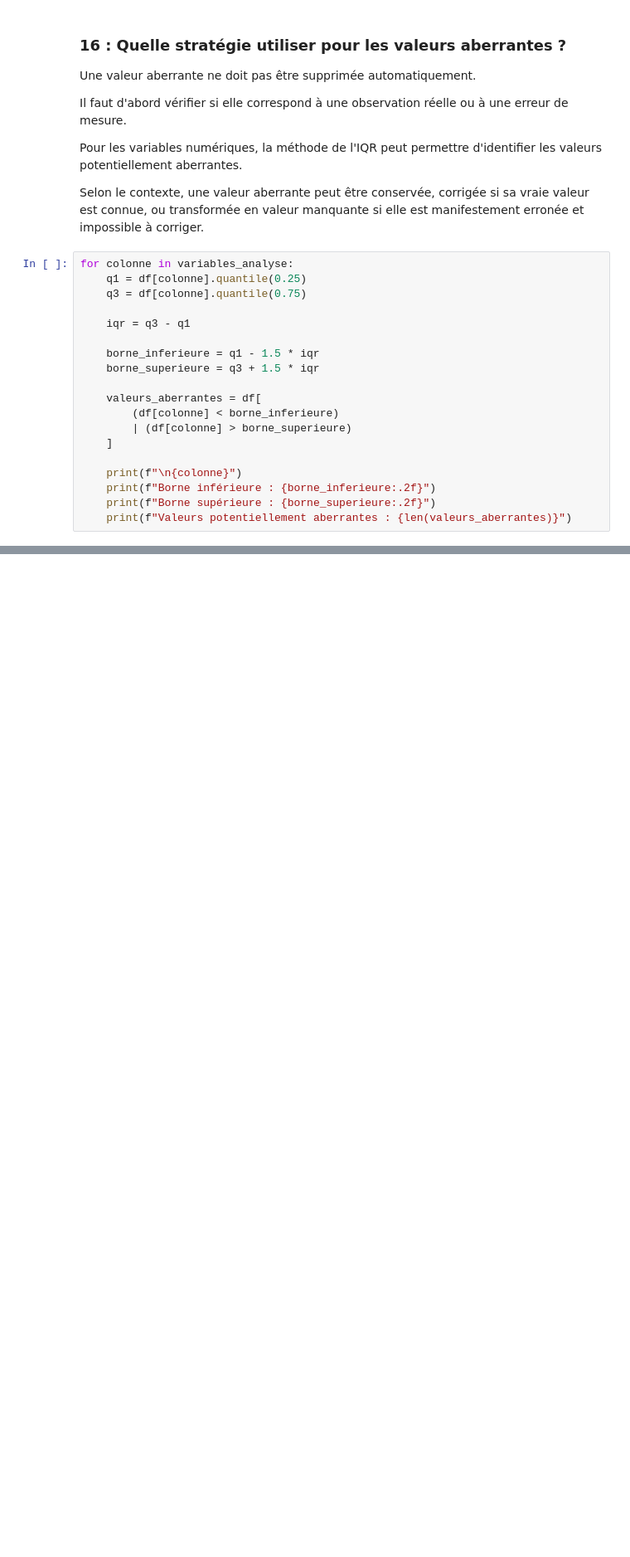
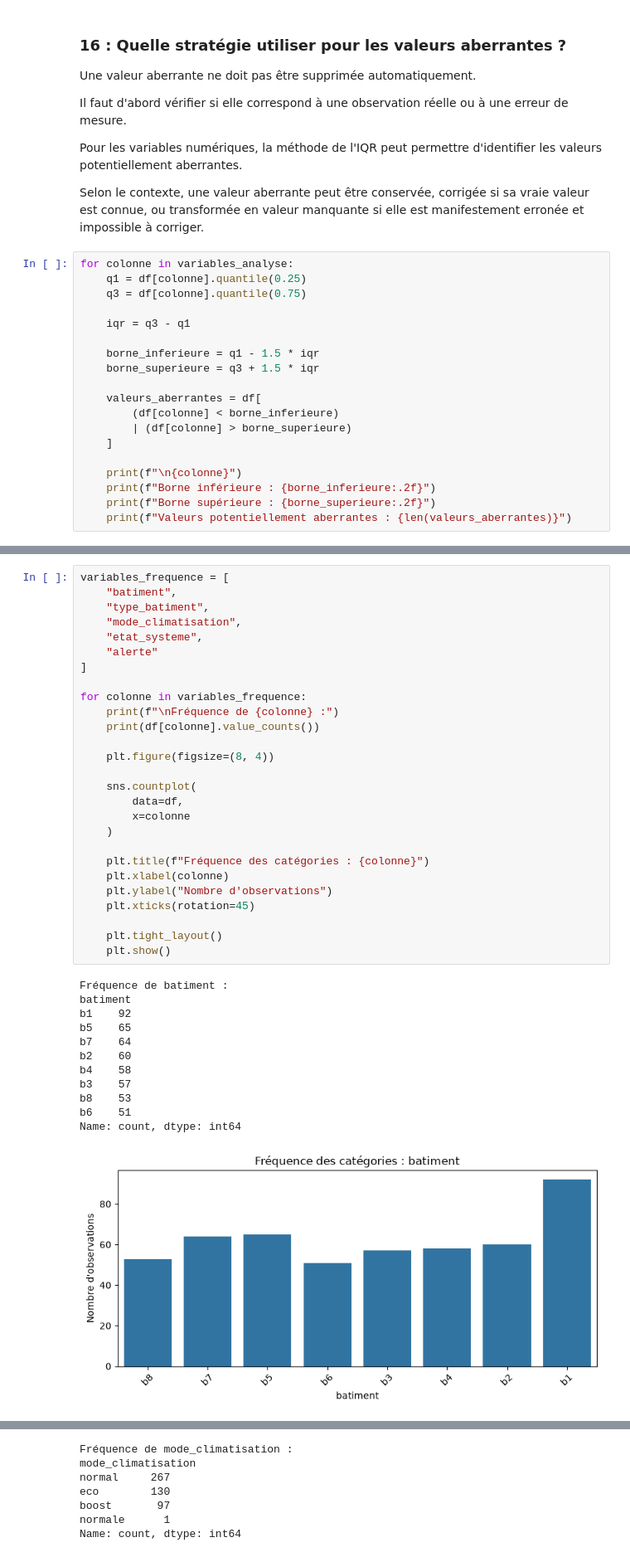
Before and after one commit to sirius-code7/atelier_prepa_donnees_tab, a Jupyter notebook: notebooks/atelier_prepa_donnees_tab.ipynb, the cells around one changed output, grey strips where cells are left out. Shown at 83% size. Saved outputs shown, nothing was run; the diff lists cells and outputs as text; blank space fills up the shorter version.

Commit message:
afficher et analyser les frequences observables pour chaque categorie [1.17]

```diff
--- a/notebooks/atelier_prepa_donnees_tab.ipynb
+++ b/notebooks/atelier_prepa_donnees_tab.ipynb
@@ -567,0 +580,40 @@ for colonne in variables_analyse:
+# %%
+variables_frequence = [
+    "batiment",
+    "type_batiment",
+    "mode_climatisation",
+    "etat_systeme",
+    "alerte"
+]
+
+for colonne in variables_frequence:
+    print(f"\nFréquence de {colonne} :")
+    print(df[colonne].value_counts())
+
+    plt.figure(figsize=(8, 4))
+
+    sns.countplot(
+        data=df,
+        x=colonne
+    )
+
+    plt.title(f"Fréquence des catégories : {colonne}")
+    plt.xlabel(colonne)
+    plt.ylabel("Nombre d'observations")
+    plt.xticks(rotation=45)
+
+    plt.tight_layout()
+    plt.show()
+# %% [output]
+Fréquence de batiment :
+batiment
+b1    92
+b5    65
+b7    64
+b2    60
+b4    58
+b3    57
+b8    53
+b6    51
+Name: count, dtype: int64
+[figure, added]
@@ -567,0 +633,7 @@ for colonne in variables_analyse:
+Fréquence de mode_climatisation :
+mode_climatisation
+normal     267
+eco        130
+boost       97
+normale      1
+Name: count, dtype: int64
```
Also changed, not shown: parts of 2 cells of this notebook.
